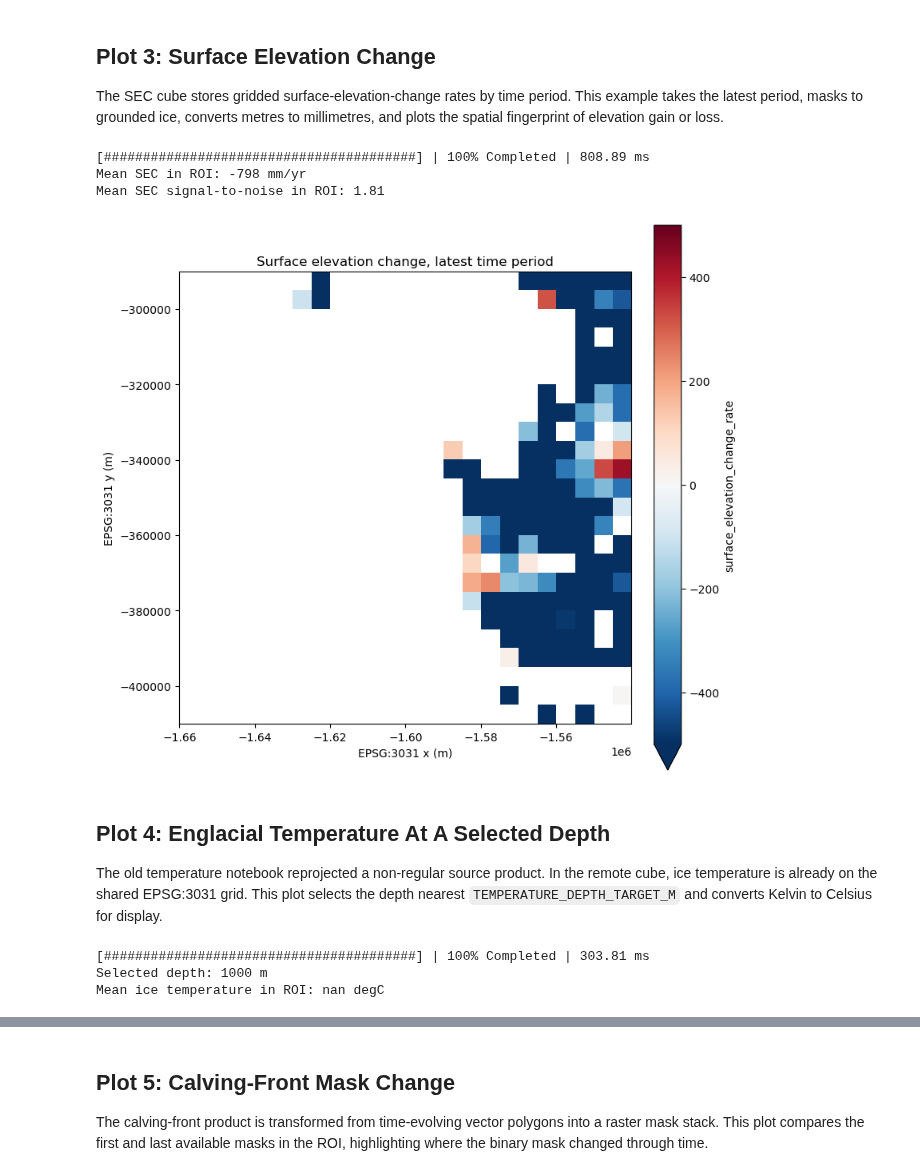
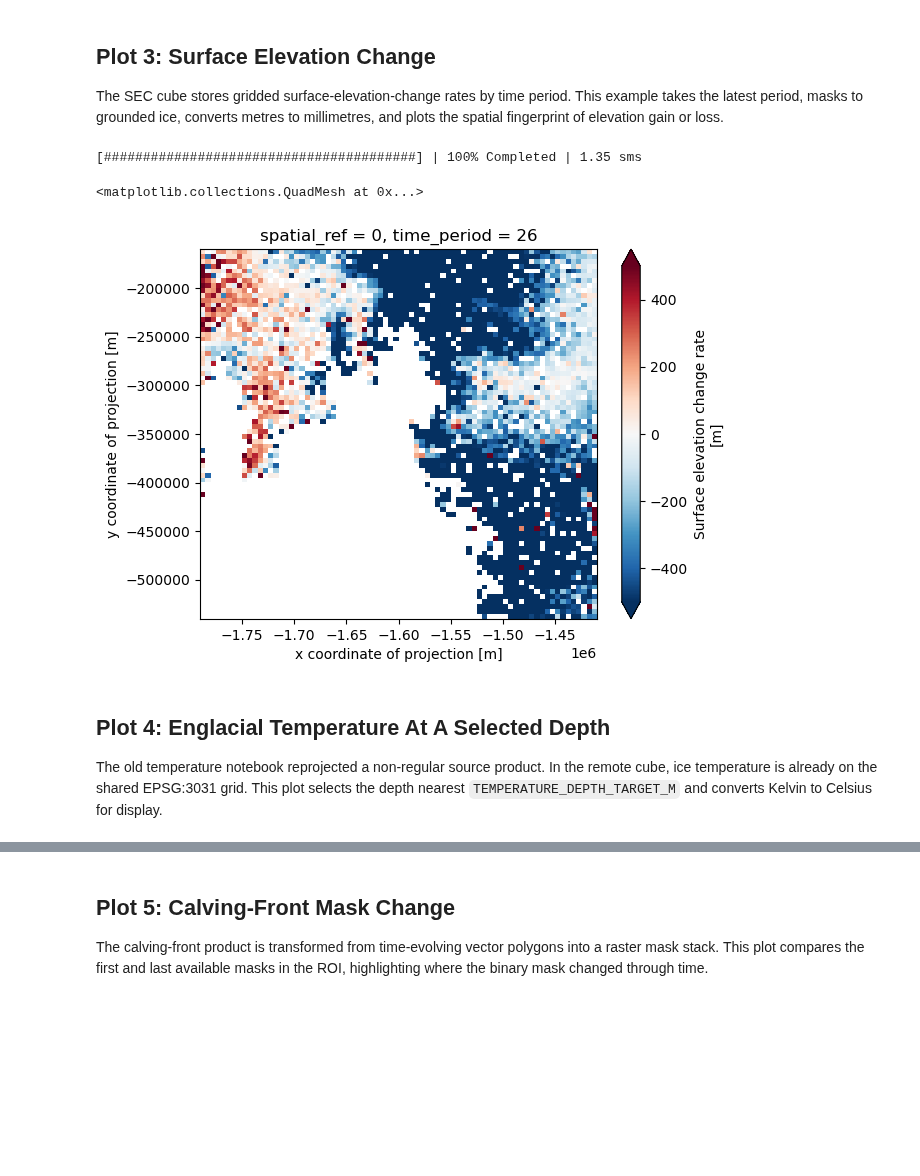
Before and after one commit to ESA-EarthCODE/polar_hackathon, a Jupyter notebook: 2_Datacube/1_remote_cube_access.ipynb, the cells around one changed output, grey strips where cells are left out. Cells and saved outputs as stored; diff of their text form; code cells hidden in the pictures; blank space fills up the shorter version.

```diff
--- a/2_Datacube/1_remote_cube_access.ipynb
+++ b/2_Datacube/1_remote_cube_access.ipynb
@@ -259,21 +141,16 @@ sec_snr_mean = sec_signal_to_noise.mean(skipna=True)
-# %%
-sec_rate_plot, sec_mean, sec_snr_mean = compute_with_progress(sec_rate_mm_yr, sec_mean, sec_snr_mean)
-print(f"Mean SEC in ROI: {float(sec_mean.values):.3g} mm/yr")
-print(f"Mean SEC signal-to-noise in ROI: {float(sec_snr_mean.values):.3g}")
-# %% [output]
-[########################################] | 100% Completed | 808.89 ms
-Mean SEC in ROI: -798 mm/yr
-Mean SEC signal-to-noise in ROI: 1.81
-# %%
-fig, ax = plt.subplots(figsize=(8, 7), constrained_layout=True)
-sec_rate_plot.plot(ax=ax, cmap="RdBu_r", vmin=-500, vmax=500, add_colorbar=True)
-ax.set_title("Surface elevation change, latest time period")
-ax.set_xlabel("EPSG:3031 x (m)")
-ax.set_ylabel("EPSG:3031 y (m)")
-ax.set_aspect("equal")
-plt.show()
-# %% [output]
-[figure, removed]
+# %%
+sec_rate = small["surface_elevation_change_rate"].isel(time_period=-1) * 1000
+sec_grounded = small["surface_elevation_change_surface_type"] == 2
+sec_rate = sec_rate.where(sec_grounded)
+
+with ProgressBar():
+    sec_rate = sec_rate.compute()
+
+sec_rate.plot(cmap="RdBu_r", vmin=-500, vmax=500)
+# %% [output]
+[########################################] | 100% Completed | 1.35 sms
+<matplotlib.collections.QuadMesh at 0x...>
+[figure, added]
 # %% [markdown]
 ## Plot 4: Englacial Temperature At A Selected Depth
 
@@ -292,8 +160,0 @@ ice_temp_mean = ice_temp_c.mean(skipna=True)
-# %%
-ice_temp_plot, ice_temp_mean = compute_with_progress(ice_temp_c, ice_temp_mean)
-print(f"Selected depth: {temperature_depth_m:g} m")
-print(f"Mean ice temperature in ROI: {float(ice_temp_mean.values):.3g} degC")
-# %% [output]
-[########################################] | 100% Completed | 303.81 ms
-Selected depth: 1000 m
-Mean ice temperature in ROI: nan degC
```
Also changed, not shown: parts of 35 cells of this notebook, 2 other files.
